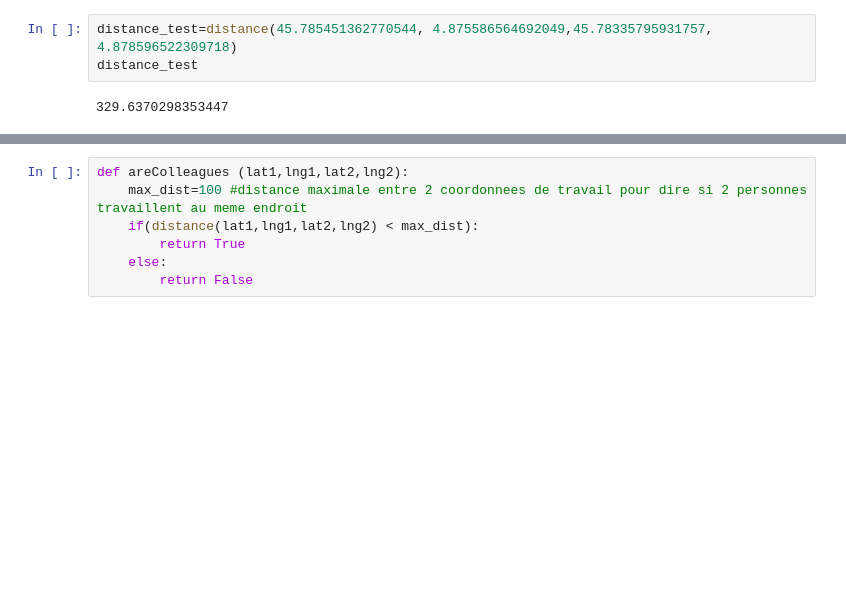
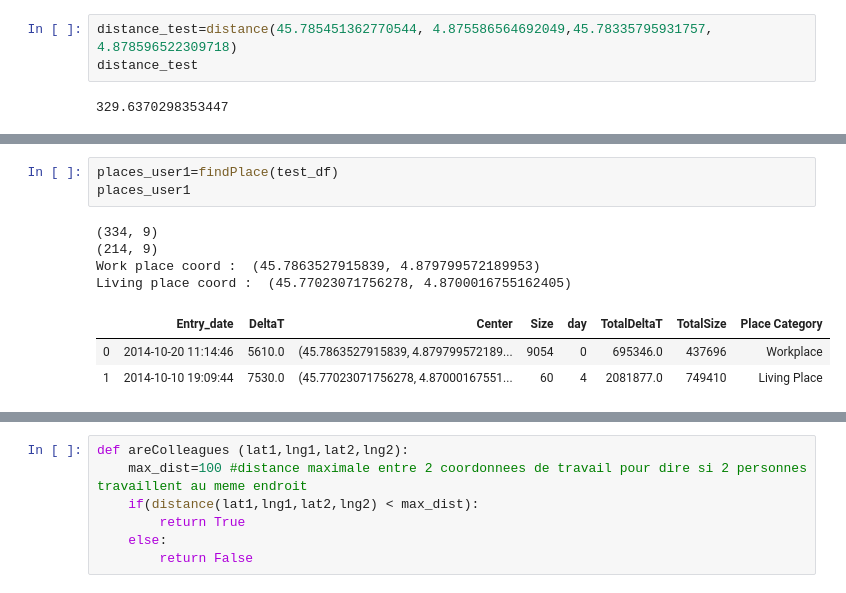
Before and after one commit to lpape96/OT6, a Jupyter notebook: notebooks/Untitled.ipynb, the cells around one changed output, grey strips where cells are left out. Cells and saved outputs as stored; diff of their text form; blank space fills up the shorter version.

```diff
--- a/notebooks/Untitled.ipynb
+++ b/notebooks/Untitled.ipynb
@@ -221,0 +198,11 @@ new_test
+# %%
+places_user1=findPlace(test_df)
+places_user1
+# %% [output]
+(334, 9)
+(214, 9)
+Work place coord :  (45.7863527915839, 4.879799572189953)
+Living place coord :  (45.77023071756278, 4.8700016755162405)
+|  | Entry_date | DeltaT | Center | Size | day | TotalDeltaT | TotalSize | Place Category |
+| 0 | 2014-10-20 11:14:46 | 5610.0 | (45.7863527915839, 4.879799572189... | 9054 | 0 | 695346.0 | 437696 | Workplace |
+| 1 | 2014-10-10 19:09:44 | 7530.0 | (45.77023071756278, 4.87000167551... | 60 | 4 | 2081877.0 | 749410 | Living Place |
```
Also changed, not shown: parts of 13 cells of this notebook, 1 other file.
